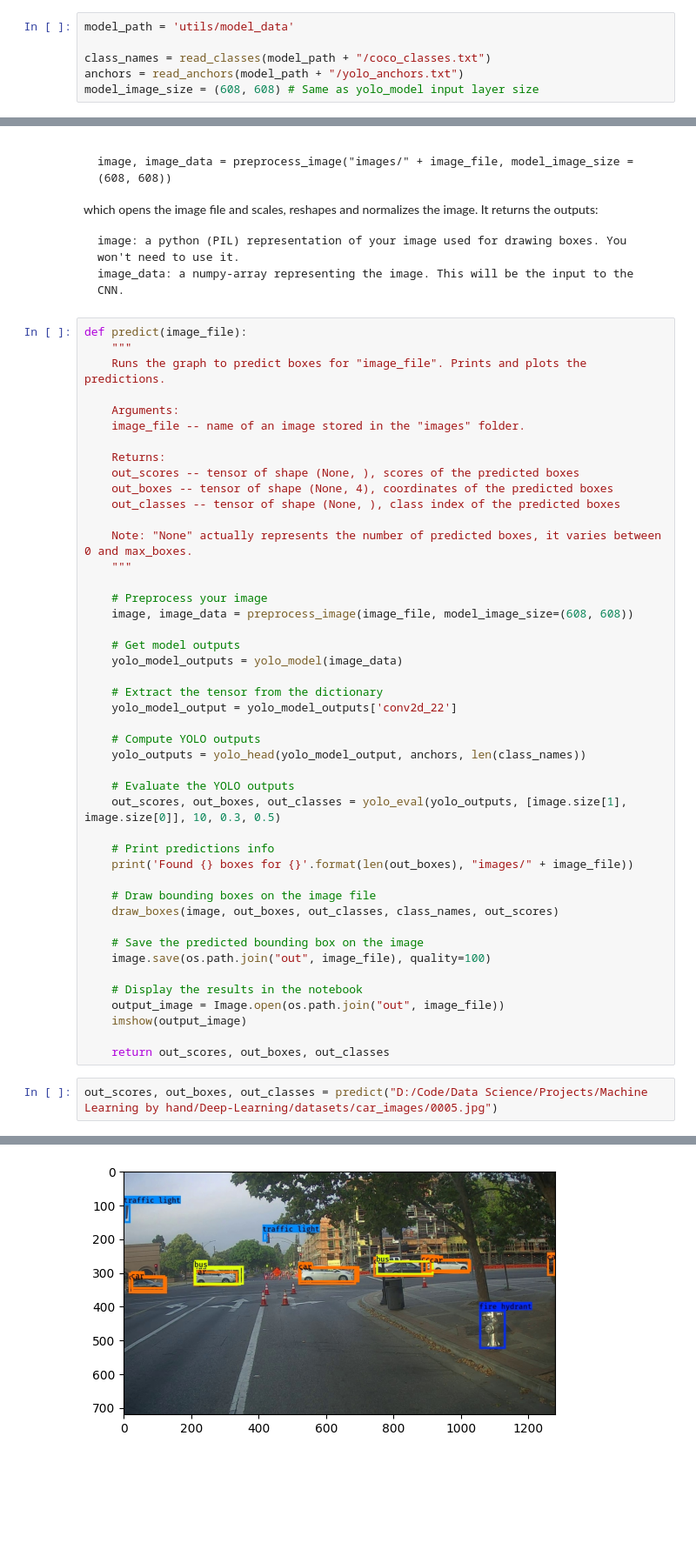
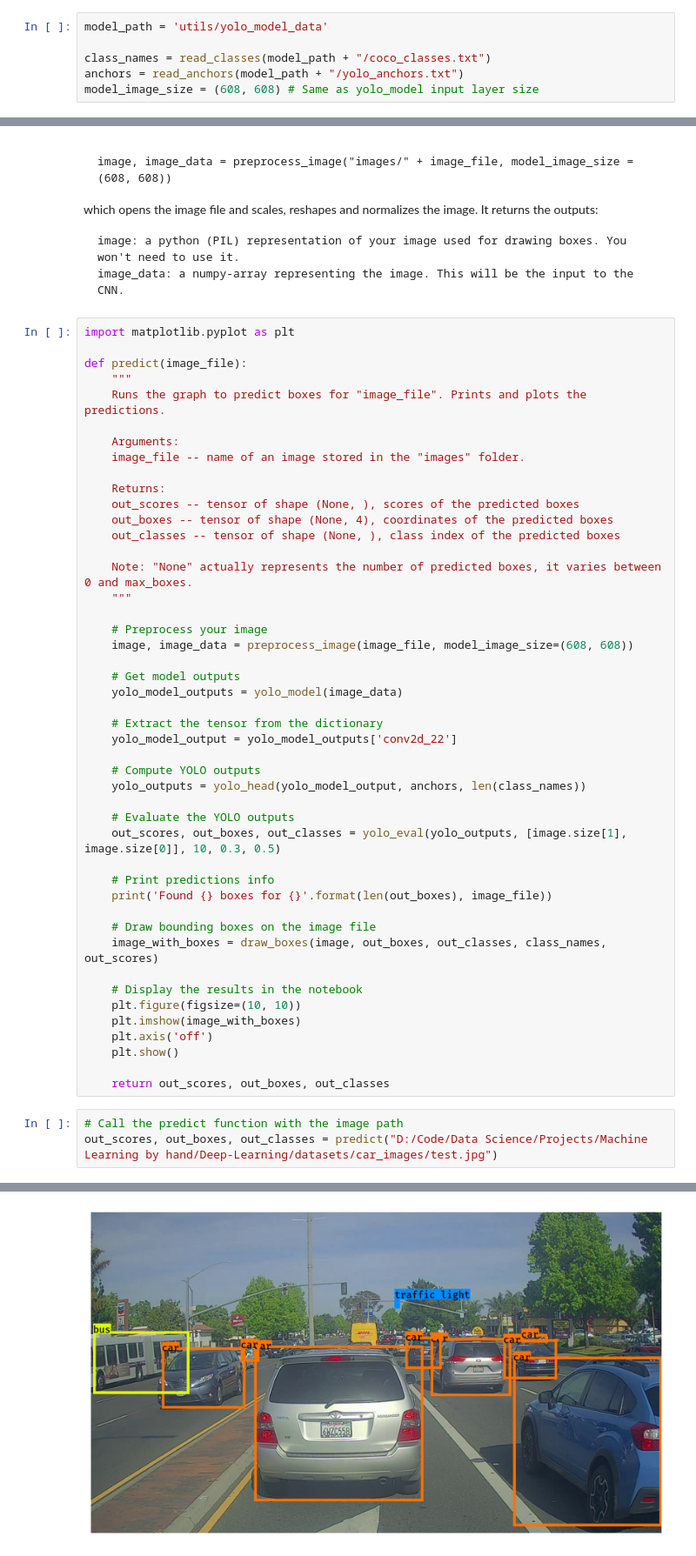
Before and after one commit to IvonLuiz/Deep-Learning, a Jupyter notebook: notebooks/yolo.ipynb, the cells around one changed output, grey strips where cells are left out. Shown: that part at 87% size. Drawn from its saved outputs; the diff is of its cells as text; blank space fills up the shorter version.

Commit message:
now the model dosent need to save the image to predict

```diff
--- a/notebooks/yolo.ipynb
+++ b/notebooks/yolo.ipynb
@@ -329,7 +329,7 @@ In this section, you are going to use a pre-trained model and test it on the car
 
 You're trying to detect 80 classes, and are using 5 anchor boxes. The information on the 80 classes and 5 boxes is gathered in two files: "coco_classes.txt" and "yolo_anchors.txt". You'll read class names and anchors from text files. The car detection dataset has 720x1280 images, which are pre-processed into 608x608 images.
 # %%
-model_path = 'utils/model_data'
+model_path = 'utils/yolo_model_data'
 
 class_names = read_classes(model_path + "/coco_classes.txt")
 anchors = read_anchors(model_path + "/yolo_anchors.txt")
@@ -486,6 +486,8 @@ which opens the image file and scales, reshapes and normalizes the image. It ret
     image: a python (PIL) representation of your image used for drawing boxes. You won't need to use it.
     image_data: a numpy-array representing the image. This will be the input to the CNN.
 # %%
+import matplotlib.pyplot as plt
+
 def predict(image_file):
     """
     Runs the graph to predict boxes for "image_file". Prints and plots the predictions.
@@ -517,19 +519,19 @@ def predict(image_file):
     out_scores, out_boxes, out_classes = yolo_eval(yolo_outputs, [image.size[1], image.size[0]], 10, 0.3, 0.5)
 
     # Print predictions info
-    print('Found {} boxes for {}'.format(len(out_boxes), "images/" + image_file))
+    print('Found {} boxes for {}'.format(len(out_boxes), image_file))
 
     # Draw bounding boxes on the image file
-    draw_boxes(image, out_boxes, out_classes, class_names, out_scores)
-
-    # Save the predicted bounding box on the image
-    image.save(os.path.join("out", image_file), quality=100)
+    image_with_boxes = draw_boxes(image, out_boxes, out_classes, class_names, out_scores)
 
     # Display the results in the notebook
-    output_image = Image.open(os.path.join("out", image_file))
-    imshow(output_image)
+    plt.figure(figsize=(10, 10))
+    plt.imshow(image_with_boxes)
+    plt.axis('off')
+    plt.show()
 
     return out_scores, out_boxes, out_classes
 # %%
-out_scores, out_boxes, out_classes = predict("D:/Code/Data Science/Projects/Machine Learning by hand/Deep-Learning/datasets/car_images/0005.jpg")
+# Call the predict function with the image path
+out_scores, out_boxes, out_classes = predict("D:/Code/Data Science/Projects/Machine Learning by hand/Deep-Learning/datasets/car_images/test.jpg")
 # %% [output]
@@ -541,4 +549,4 @@ car (519, 282) (699, 329)
-[figure, old version]
+[figure, new version]
 # %% [markdown]
 The model we've just run is actually able to detect 80 different classes listed in "coco_classes.txt". To test the model on your own images:
     1. Click on "File" in the upper bar of this notebook, then click "Open" to go on your Coursera Hub.
```
Also changed, not shown: parts of 4 cells of this notebook, 3 other files.
